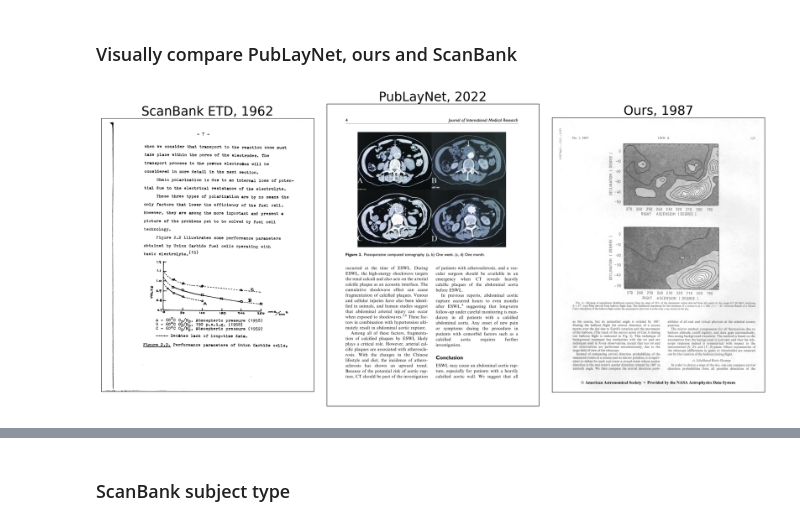
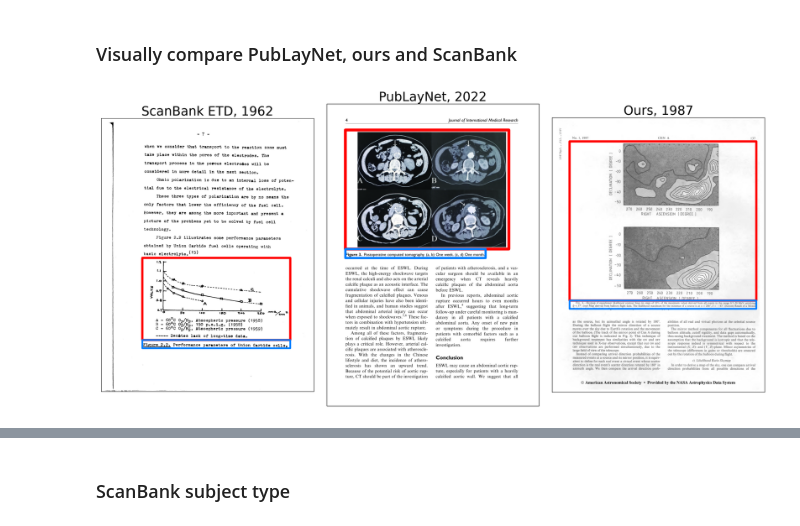
Before and after one commit to ReadingTimeMachine/digitization_at_high_localization, a Jupyter notebook: extra_plots.ipynb, the cells around one changed output, grey strips where cells are left out. Saved outputs shown, nothing was run; the diff lists cells and outputs as text; code cells hidden in the pictures.

```diff
--- a/extra_plots.ipynb
+++ b/extra_plots.ipynb
@@ -69,19 +69,61 @@ def drawrect(img,pt1,pt2,color,thickness=1,style='dotted',gap=20):
     drawpoly(img,pts,color,thickness,style,gap=gap)
 # %%
 fig,ax = plt.subplots(1,3, figsize=(20,10))
-for i,(f,d,t) in enumerate(zip(figures,dirs,titles)):
+
+fig_col = (255,0,0)
+cap_col = (0,125,255)
+fig_thick = 25
+cap_thick = 20
+fontsize_title = 40
+style = 'dashed'
+gap=40
+
+# # --- ffd ----
+# # xmin,xmax, ymin,ymax
+# boxes = [ [275,1180,110,730],
+#          [1340,2245,110,730] ]
+# imgffd = imgcrop.copy()
+# for b in boxes:
+#     cv.rectangle(imgffd, (b[0],b[2]), (b[1],b[3]), fig_col, fig_thick)
+
+# # caption
+# boxes_cap = [ [70,2300,865,965] ]
+# for b in boxes_cap:
+#     #cv.rectangle(imgffd, (b[0],b[2]), (b[1],b[3]), cap_col, cap_thick)
+#     #drawrect(img,pt1,pt2,color,thickness=1,style='dotted')
+#     drawrect(imgffd, (b[0],b[2]), (b[1],b[3]), cap_col, thickness=cap_thick,
+#              style=style, gap=gap)
+
+# xmin,xmax, ymin, ymax
+boxes_scan_fig = [ [500,2300,1700,2700] ]
+boxes_scan_cap = [ [500,2300,2700,2800] ]
+
+boxes_pub_fig = [ [175,1720, 250,1375 ] ]
+boxes_pub_cap = [ [175,1500,1375,1460 ] ]
+
+boxes_us_fig = [[210,2450,290,2200]]
+boxes_us_cap = [[210,2450,2200,2300]]
+
+boxes_fig = [boxes_scan_fig, boxes_pub_fig, boxes_us_fig]
+boxes_cap = [boxes_scan_cap, boxes_pub_cap, boxes_us_cap]
+
+for i,(f,d,t,bf,bc) in enumerate(zip(figures,dirs,titles,boxes_fig,boxes_cap)):
     im = np.array(Image.open(d+f).convert('RGB'))
+    for b in bf:
+        cv.rectangle(im, (b[0],b[2]), (b[1],b[3]), fig_col, fig_thick)
+    for b in bc:
+        cv.rectangle(im, (b[0],b[2]), (b[1],b[3]), cap_col, cap_thick)
     ax[i].imshow(im)
     ax[i].set_title(t)
     # for major ticks
     ax[i].set_xticks([])
     ax[i].set_yticks([])
     # for minor ticks
     ax[i].set_xticks([], minor=True)
     ax[i].set_yticks([], minor=True)
 
 fig.tight_layout()
 fig.savefig(save_dir + 'scanbank_publaynet_viz_compare.pdf')
 plt.show()
 # %% [output]
-[figure, old version]
+[figure, new version]
```
Also changed, not shown: parts of 1 cell of this notebook.
